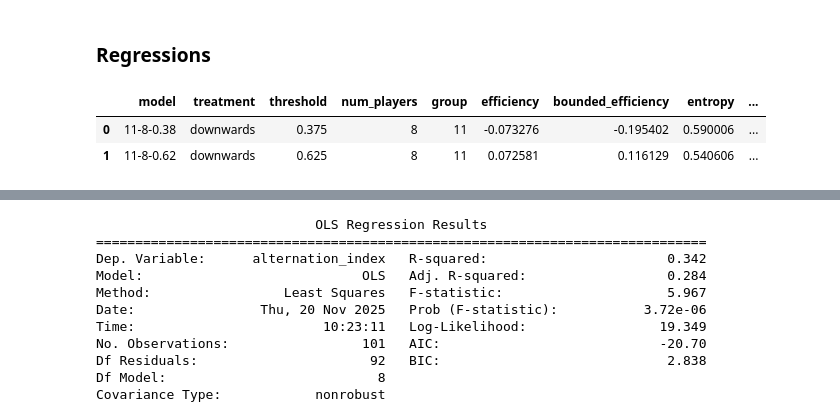
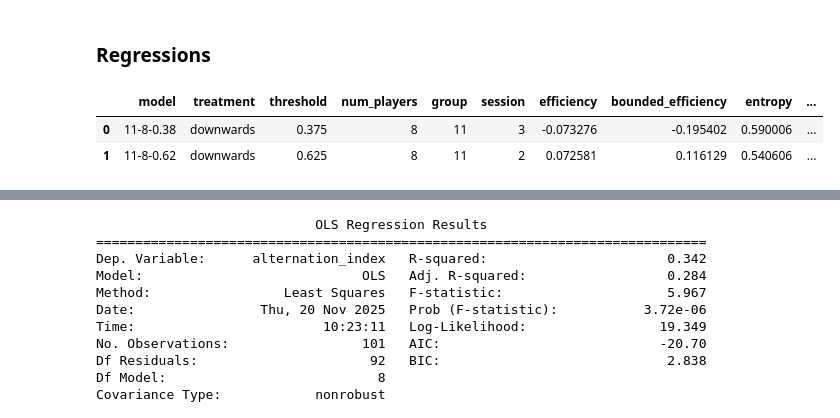
Before and after one commit to EAndrade-Lotero/Cognitive_Models_El_Farol_Bar_Problem, a Jupyter notebook: Figures for article/Short_Fig2.ipynb, the cells around one changed output, grey strips where cells are left out. Drawn from its saved outputs; the diff is of its cells as text; code cells hidden in the pictures.

```diff
--- a/Figures for article/Short_Fig2.ipynb
+++ b/Figures for article/Short_Fig2.ipynb
@@ -763,19 +673,20 @@ fig.savefig(PATHS['figures_for_paper'] / 'Short_Fig2.png', dpi=300, bbox_inches=
 # %%
 # Calculate alternation index per group
 gm = GetMeasurements(
     data=data,
     measures=['efficiency', 'bounded_efficiency', 'entropy', 'conditional_entropy', 'inequality'],
 )
+gm.columns.append('session')
 df = gm.get_measurements()
 
 alt_index = AlternationIndex.from_file(priority='sklearn')
 df['alternation_index'] = alt_index(df)
 
 df.head(2)
 # %% [output]
-|  | model | treatment | threshold | num_players | group | efficiency | bounded_efficiency | entropy | ... |
-| 0 | 11-8-0.38 | downwards | 0.375 | 8 | 11 | -0.073276 | -0.195402 | 0.590006 | ... |
-| 1 | 11-8-0.62 | downwards | 0.625 | 8 | 11 | 0.072581 | 0.116129 | 0.540606 | ... |
+|  | model | treatment | threshold | num_players | group | session | efficiency | bounded_efficiency | entropy | ... |
+| 0 | 11-8-0.38 | downwards | 0.375 | 8 | 11 | 3 | -0.073276 | -0.195402 | 0.590006 | ... |
+| 1 | 11-8-0.62 | downwards | 0.625 | 8 | 11 | 2 | 0.072581 | 0.116129 | 0.540606 | ... |
 # %%
 formula = 'bounded_efficiency ~ num_players + threshold + num_players * threshold'
 lm = ols(formula, df).fit()
```
Also changed, not shown: parts of 26 cells of this notebook, 11 other files.
